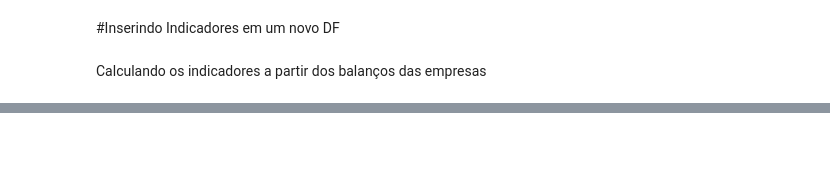
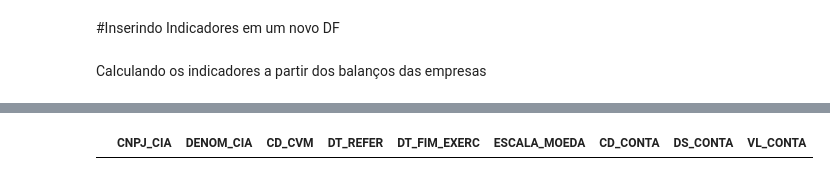
Before and after one commit to Catatau52/Data_Mining-Data_from_CVM, a Jupyter notebook: Personal_Project_Data_Mining_(CVM).ipynb, the cells around one changed output, grey strips where cells are left out. Saved outputs shown, nothing was run; the diff lists cells and outputs as text; code cells hidden in the pictures; blank space fills up the shorter version.

```diff
--- a/Personal_Project_Data_Mining_(CVM).ipynb
+++ b/Personal_Project_Data_Mining_(CVM).ipynb
@@ -536 +677,5 @@ df2.head(10)
+# %%
+df[df.isna().any(axis=1)]
+# %% [output]
+|  | CNPJ_CIA | DENOM_CIA | CD_CVM | DT_REFER | DT_FIM_EXERC | ESCALA_MOEDA | CD_CONTA | DS_CONTA | VL_CONTA |
 # %%
```
Also changed, not shown: parts of 56 cells of this notebook.
